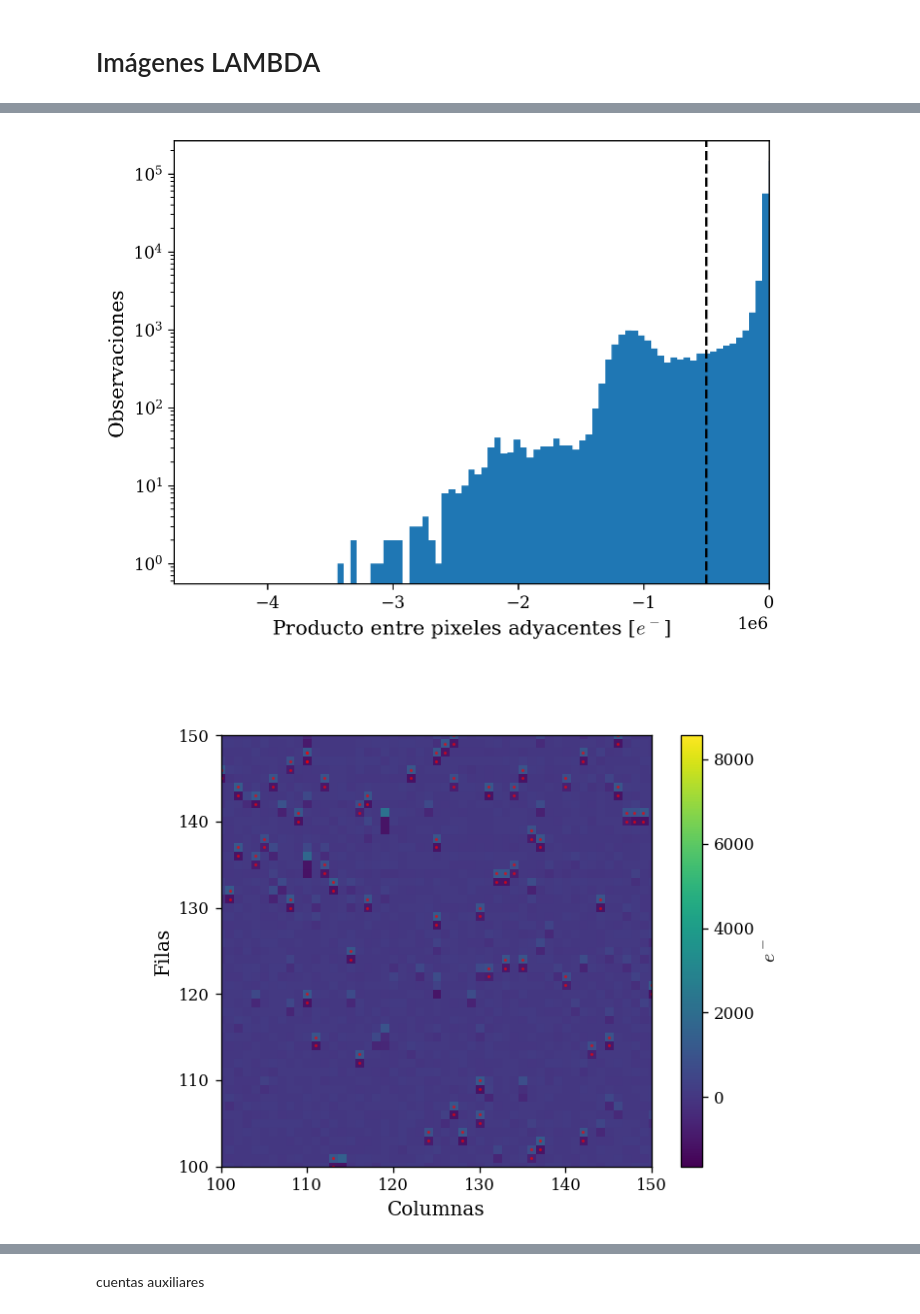
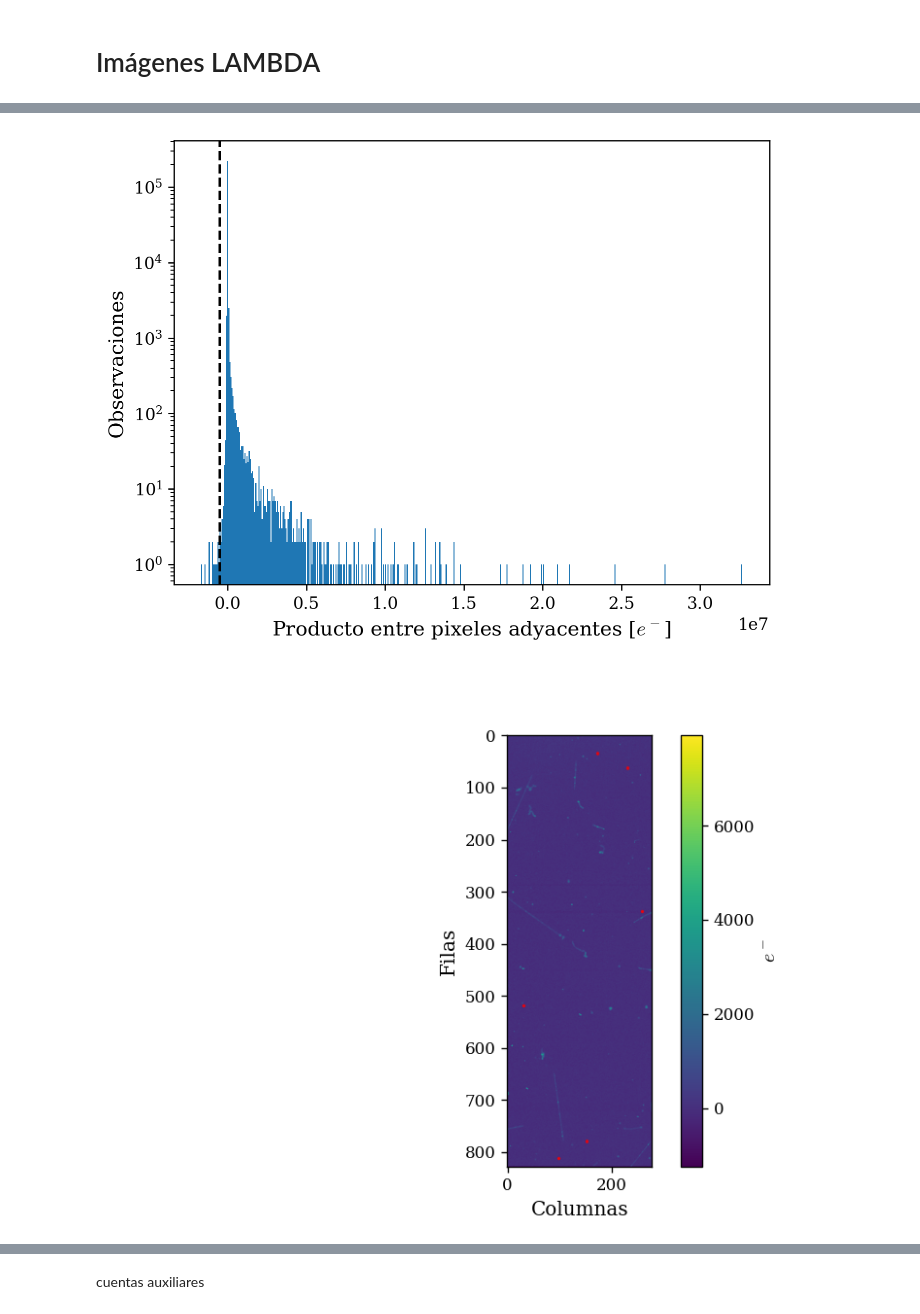
Before and after one commit to agustinbrusco/LAMBDA_Hub, a Jupyter notebook: skipper_image_analysis/pocket_analysis.ipynb, the cells around one changed output, grey strips where cells are left out. Cells and saved outputs as stored; diff of their text form; code cells hidden in the pictures.

```diff
--- a/skipper_image_analysis/pocket_analysis.ipynb
+++ b/skipper_image_analysis/pocket_analysis.ipynb
@@ -194,7 +325,7 @@ plt.close("all")
 %matplotlib inline
 prod_arr = test_frame[:-1] * test_frame[1:]
 plt.hist(prod_arr.flatten(), bins = 500)
-plt.xlim(xmax = 0)
+#plt.xlim(xmax =0)
 plt.yscale('log')
 plt.axvline(x = -threshold, color='k', ls = '--')
 plt.xlabel("Producto entre pixeles adyacentes [$e^-$]")
@@ -202,28 +333,28 @@ plt.ylabel("Observaciones")
 #plt.ylim(ymax = 100)
 plt.show()
 # %% [output]
-[figure, old version]
+[figure, new version]
 # %%
 plt.close('all')
 %matplotlib widget
 fig, ax = plt.subplots(1, 1)
 fig.set_label(f"Frame {frame_idx}")
 mappable = ax.imshow(test_frame, cmap="viridis")
 x_traps = []
 y_traps = []
 for coords in coordenadas_trampas:
     x_traps.append(coords[0][0])
     x_traps.append(coords[1][0])
     y_traps.append(coords[0][1])
     y_traps.append(coords[1][1])
 plt.plot(y_traps, x_traps, '.r', ms=2, alpha=0.5)
 ax.set_xlabel("Columnas")
 ax.set_ylabel("Filas")
-ax.set_xlim(100, 150)
-ax.set_ylim(100, 150)
+#ax.set_xlim(100, 150)
+#ax.set_ylim(100, 150)
 plt.colorbar(mappable, label=r"$e^-$", ax=ax)
 plt.show()
 # %% [output]
-[figure, old version]
+[figure, new version]
 # %%
 # Cargar Archivos desde sus Carpetas por Temperatura
```
Also changed, not shown: parts of 14 cells of this notebook.
